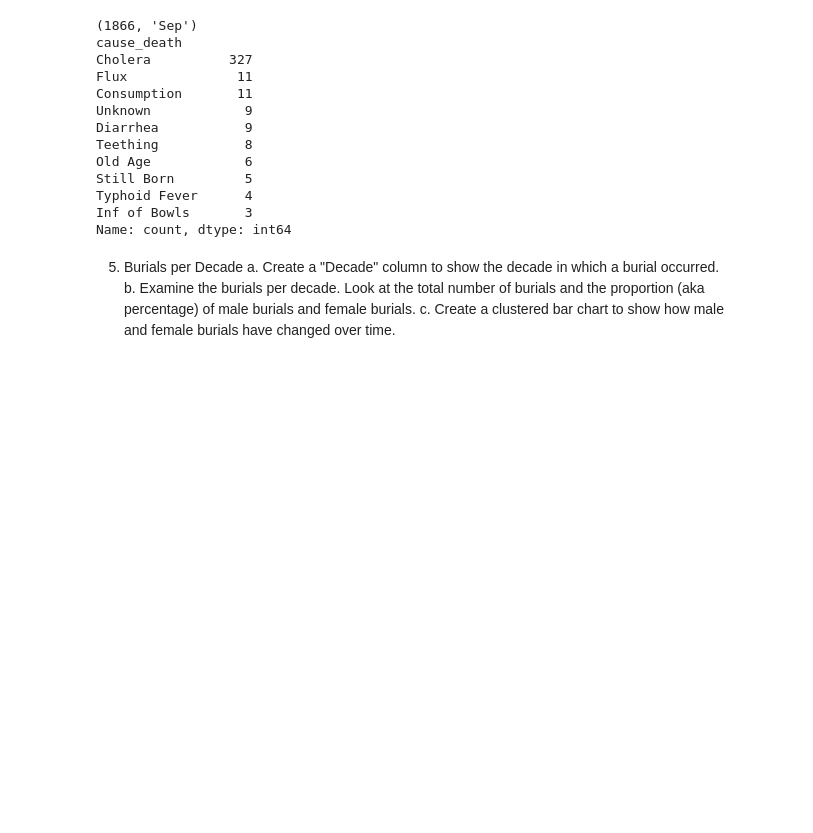
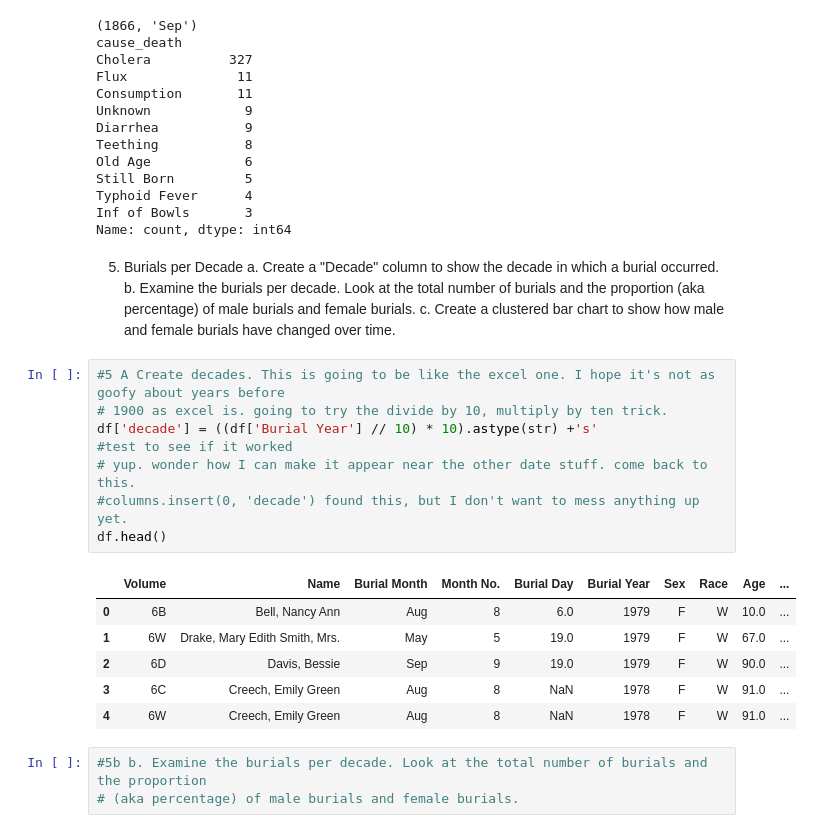
Before and after one commit to NSS-Data-Analytics-Cohort-10/advanced-pandas-seanmalley1, a Jupyter notebook: notebook/advanced_panda.ipynb, the cells around one changed output. Cells and saved outputs as stored; diff of their text form; blank space fills up the shorter version.

Commit message:
5b is mean. cleared my output, going to try and start fresh. again.

```diff
--- a/notebook/advanced_panda.ipynb
+++ b/notebook/advanced_panda.ipynb
@@ -296,3 +304,21 @@ Name: count, dtype: int64
 a. Create a "Decade" column to show the decade in which a burial occurred.
 b. Examine the burials per decade. Look at the total number of burials and the proportion (aka percentage) of male burials and female burials.
 c. Create a clustered bar chart to show how male and female burials have changed over time.
+# %%
+#5 A Create decades. This is going to be like the excel one. I hope it's not as goofy about years before
+# 1900 as excel is. going to try the divide by 10, multiply by ten trick.
+df['decade'] = ((df['Burial Year'] // 10) * 10).astype(str) +'s'
+#test to see if it worked
+# yup. wonder how I can make it appear near the other date stuff. come back to this.
+#columns.insert(0, 'decade') found this, but I don't want to mess anything up yet.
+df.head()
+# %% [output]
+|  | Volume | Name | Burial Month | Month No. | Burial Day | Burial Year | Sex | Race | Age | ... |
+| 0 | 6B | Bell, Nancy Ann | Aug | 8 | 6.0 | 1979 | F | W | 10.0 | ... |
+| 1 | 6W | Drake, Mary Edith Smith, Mrs. | May | 5 | 19.0 | 1979 | F | W | 67.0 | ... |
+| 2 | 6D | Davis, Bessie | Sep | 9 | 19.0 | 1979 | F | W | 90.0 | ... |
+| 3 | 6C | Creech, Emily Green | Aug | 8 | NaN | 1978 | F | W | 91.0 | ... |
+| 4 | 6W | Creech, Emily Green | Aug | 8 | NaN | 1978 | F | W | 91.0 | ... |
+# %%
+#5b b. Examine the burials per decade. Look at the total number of burials and the proportion
+# (aka percentage) of male burials and female burials.
```
Also changed, not shown: parts of 4 cells of this notebook.
